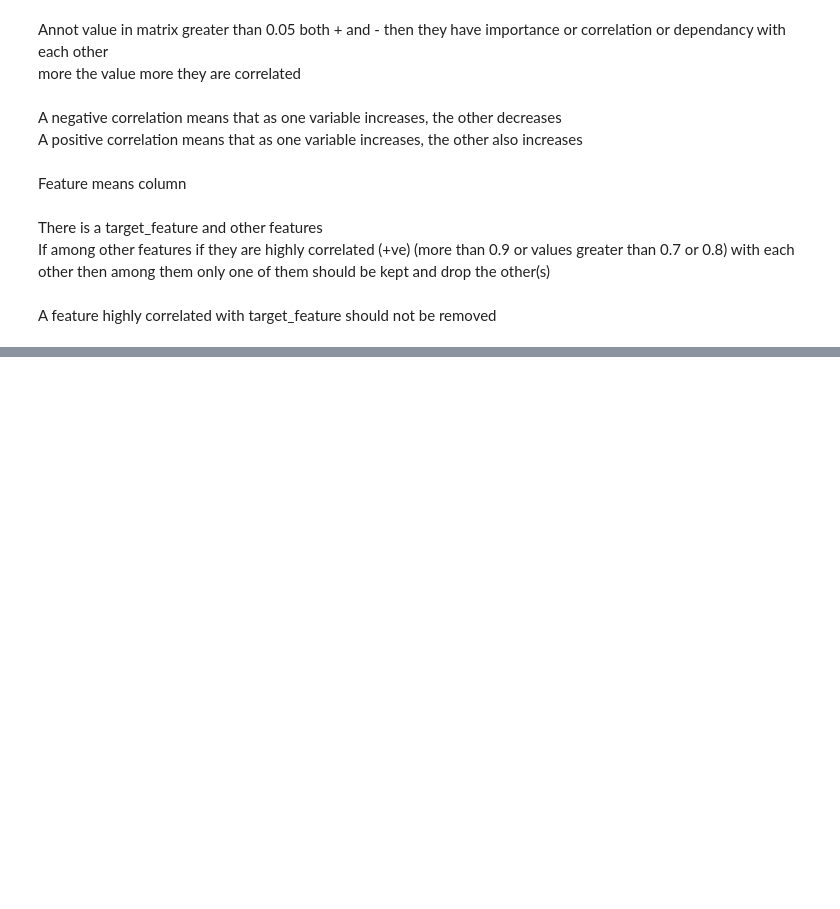
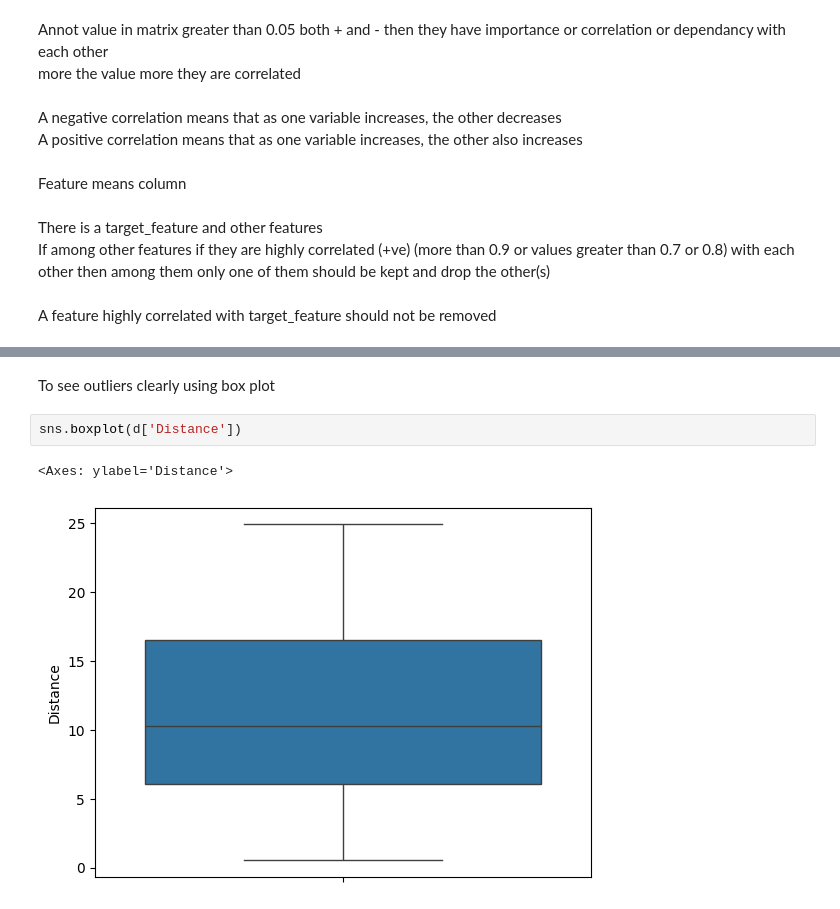
Before and after one commit to princypandya/Food-Delivery-Time-Prediction, a Jupyter notebook: Assignment1.ipynb, the cells around one changed output, grey strips where cells are left out. Drawn from its saved outputs; the diff is of its cells as text; blank space fills up the shorter version.

Commit message:
Outliers detection and removal

```diff
--- a/Assignment1.ipynb
+++ b/Assignment1.ipynb
@@ -366,0 +390,7 @@ A feature highly correlated with target_feature should not be removed
+# %% [markdown]
+To see outliers clearly using box plot
+# %%
+sns.boxplot(d['Distance'])
+# %% [output]
+<Axes: ylabel='Distance'>
+[figure, added]
```
Also changed, not shown: parts of 20 cells of this notebook.
